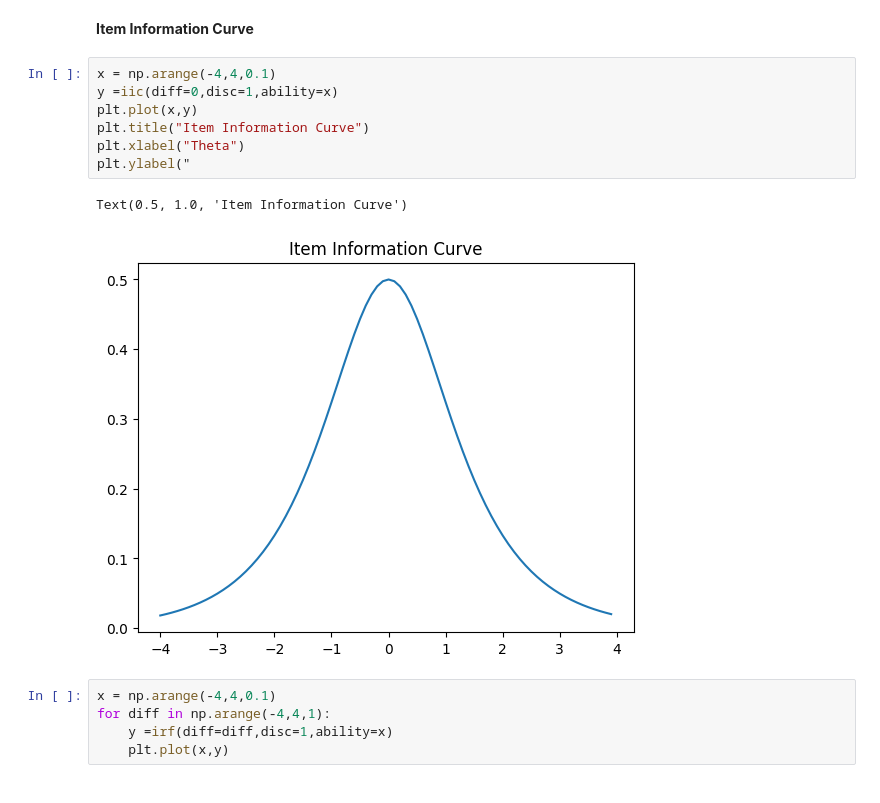
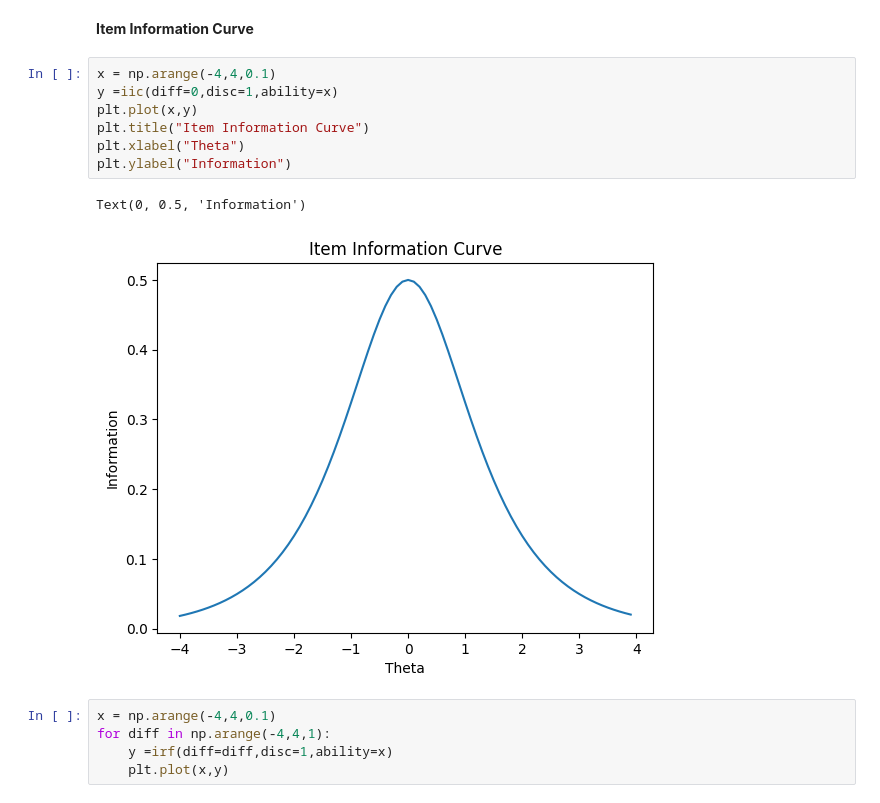
Before and after one commit to daavidstein/IRT, a Jupyter notebook: notebooks/IRT.ipynb, the cells around one changed output. Saved outputs shown, nothing was run; the diff lists cells and outputs as text.

```diff
--- a/notebooks/IRT.ipynb
+++ b/notebooks/IRT.ipynb
@@ -151,13 +152,13 @@ __Item Information Curve__
 # %%
 x = np.arange(-4,4,0.1)
 y =iic(diff=0,disc=1,ability=x)
 plt.plot(x,y)
 plt.title("Item Information Curve")
 plt.xlabel("Theta")
-plt.ylabel("
+plt.ylabel("Information")
 # %% [output]
-Text(0.5, 1.0, 'Item Information Curve')
+Text(0, 0.5, 'Information')
-[figure, old version]
+[figure, new version]
 # %%
 x = np.arange(-4,4,0.1)
 for diff in np.arange(-4,4,1):
```
Also changed, not shown: parts of 1 cell of this notebook, 2 other files.
